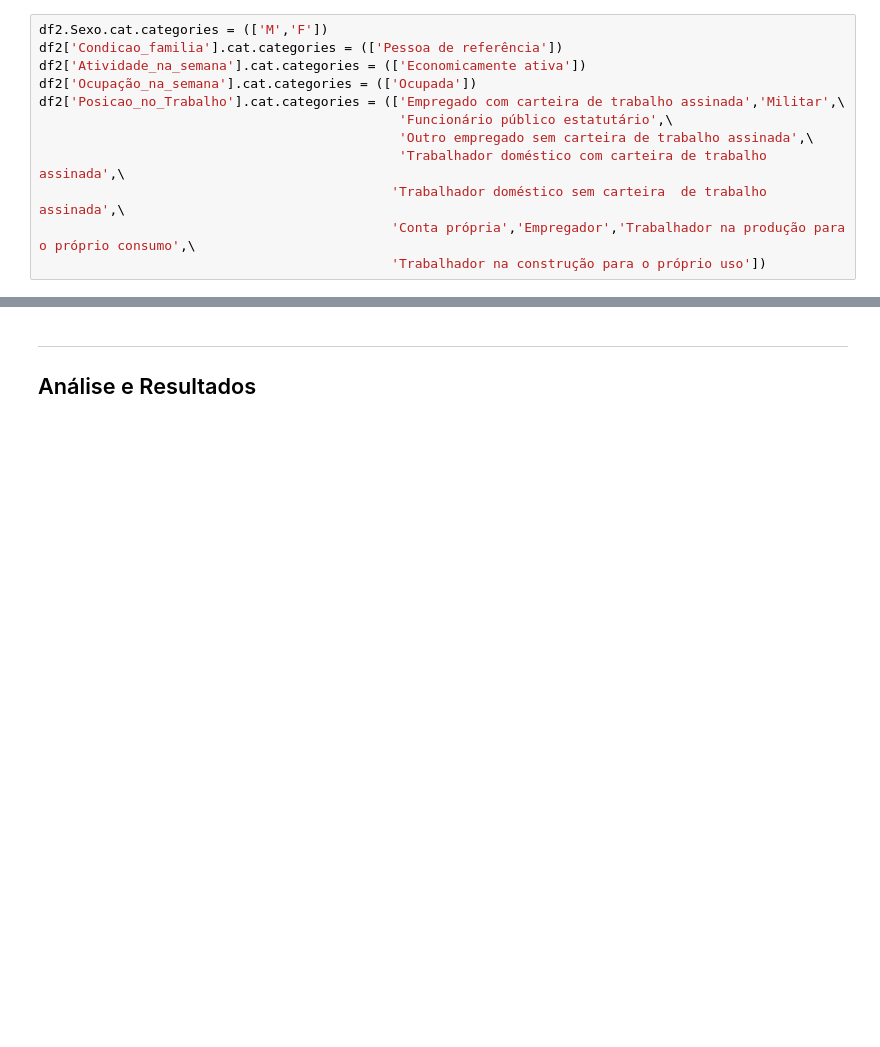
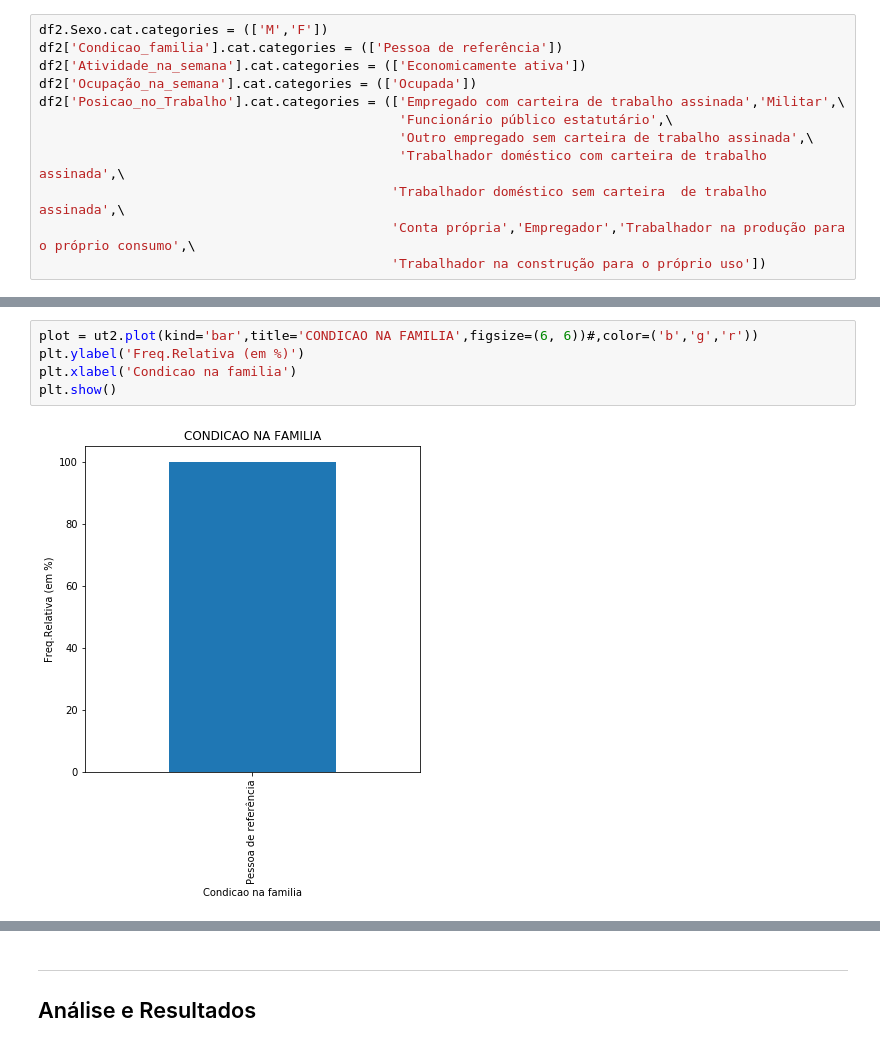
Before and after one commit to victorniubo/cdados_dp, a Jupyter notebook: Projeto1 Layout.ipynb, the cells around one changed output, grey strips where cells are left out. Drawn from its saved outputs; the diff is of its cells as text; blank space fills up the shorter version.

```diff
--- a/Projeto1 Layout.ipynb
+++ b/Projeto1 Layout.ipynb
@@ -78,0 +145,7 @@ pd.crosstab(index=[df2.Sexo], columns=[df2.Posicao_no_Trabalho])
+# %%
+plot = ut2.plot(kind='bar',title='CONDICAO NA FAMILIA',figsize=(6, 6))#,color=('b','g','r'))
+plt.ylabel('Freq.Relativa (em %)')
+plt.xlabel('Condicao na familia')
+plt.show()
+# %% [output]
+[figure, added]
```
Also changed, not shown: parts of 10 cells of this notebook.
